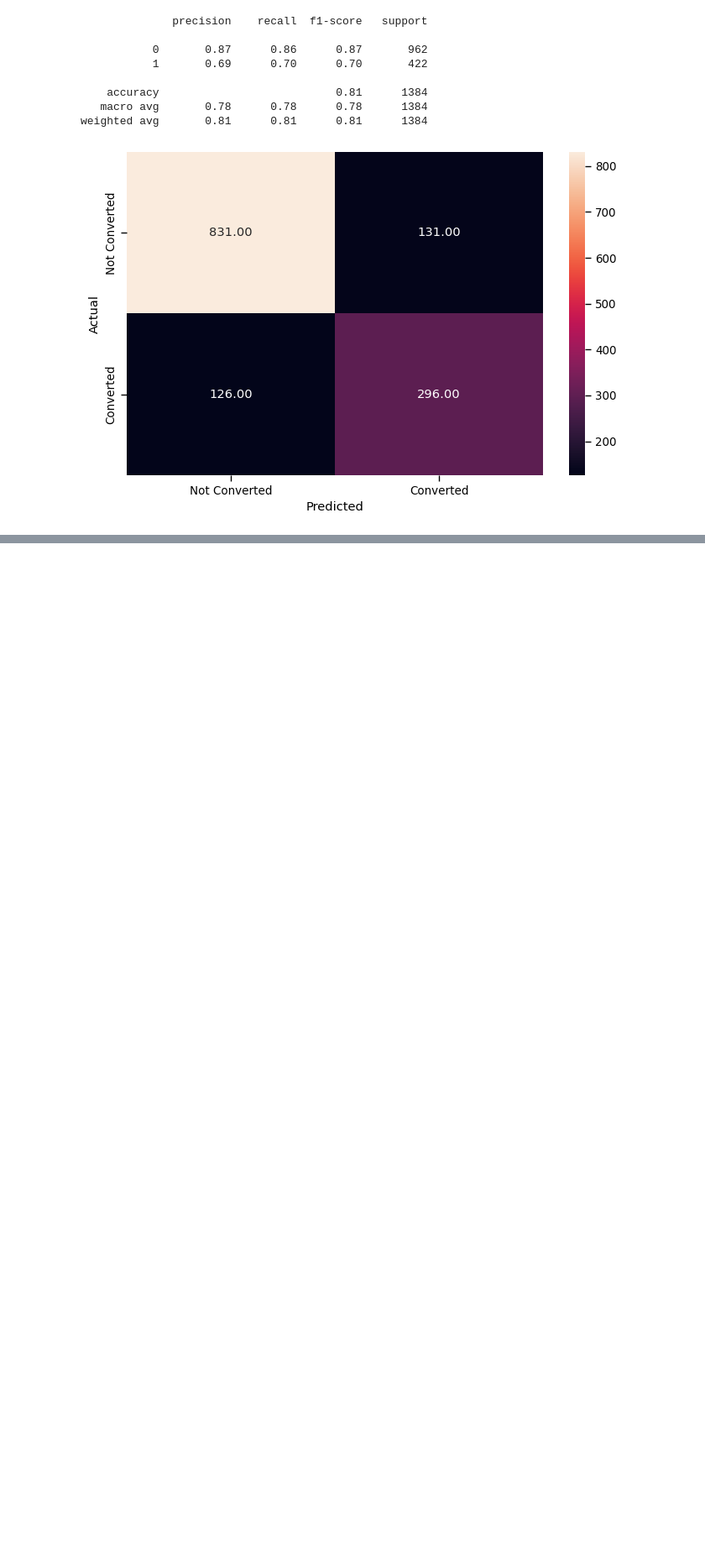
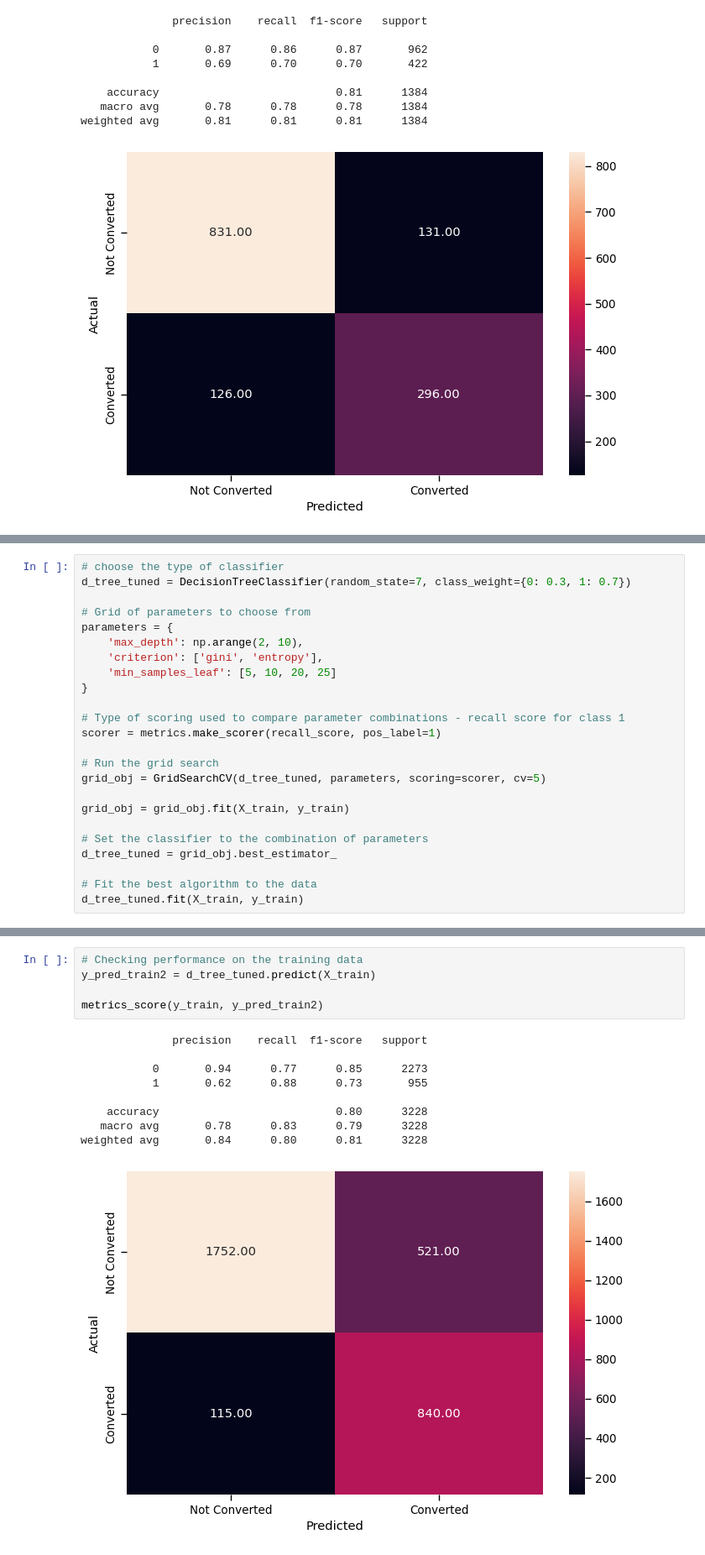
Before and after one commit to hounfodji/for_data_and_ai, a Jupyter notebook: potential_customers_prediction/main.ipynb, the cells around one changed output, grey strips where cells are left out. Shown at 84% size. Cells and saved outputs as stored; diff of their text form; blank space fills up the shorter version.

```diff
--- a/potential_customers_prediction/main.ipynb
+++ b/potential_customers_prediction/main.ipynb
@@ -834,0 +838,24 @@ To set the class_weight hyperparameter with the value to
+# %%
+# choose the type of classifier
+d_tree_tuned = DecisionTreeClassifier(random_state=7, class_weight={0: 0.3, 1: 0.7})
+
+# Grid of parameters to choose from
+parameters = {
+    'max_depth': np.arange(2, 10),
+    'criterion': ['gini', 'entropy'],
+    'min_samples_leaf': [5, 10, 20, 25]
+}
+
+# Type of scoring used to compare parameter combinations - recall score for class 1
+scorer = metrics.make_scorer(recall_score, pos_label=1)
+
+# Run the grid search
+grid_obj = GridSearchCV(d_tree_tuned, parameters, scoring=scorer, cv=5)
+
+grid_obj = grid_obj.fit(X_train, y_train)
+
+# Set the classifier to the combination of parameters
+d_tree_tuned = grid_obj.best_estimator_
+
+# Fit the best algorithm to the data
+d_tree_tuned.fit(X_train, y_train)
@@ -834,0 +869,15 @@ To set the class_weight hyperparameter with the value to
+# %%
+# Checking performance on the training data
+y_pred_train2 = d_tree_tuned.predict(X_train)
+
+metrics_score(y_train, y_pred_train2)
+# %% [output]
+              precision    recall  f1-score   support
+
+           0       0.94      0.77      0.85      2273
+           1       0.62      0.88      0.73       955
+
+    accuracy                           0.80      3228
+   macro avg       0.78      0.83      0.79      3228
+weighted avg       0.84      0.80      0.81      3228
+[figure, added]
```
Also changed, not shown: parts of 31 cells of this notebook.
